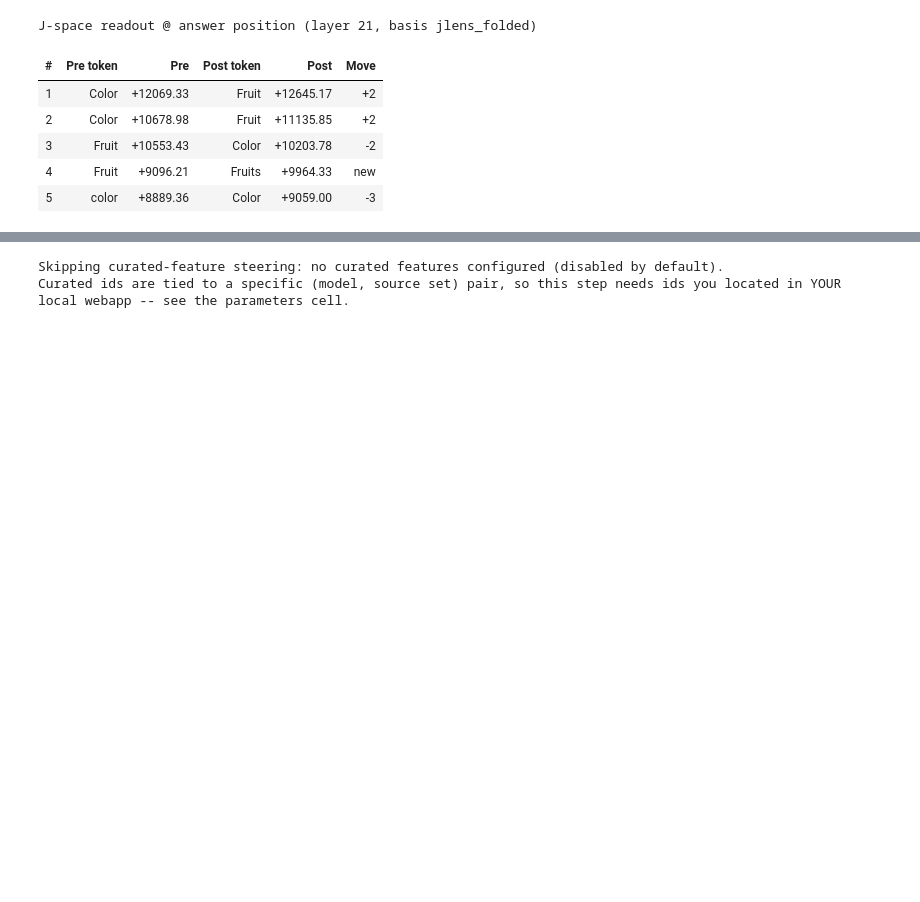
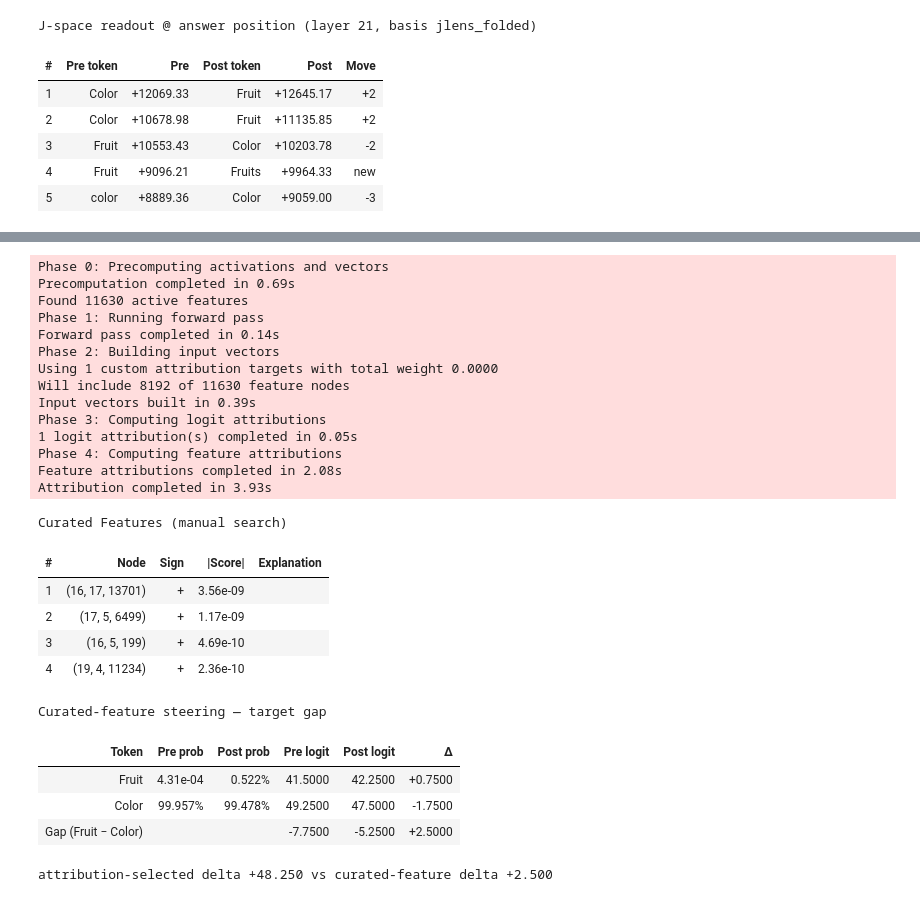
Before and after one commit to interpretune/examples, a Jupyter notebook: docs/notebook_artifacts/circuit_tracer_examples/ct_concept_steering_demo_local_np.ipynb, the cells around one changed output, grey strips where cells are left out. Saved outputs shown, nothing was run; the diff lists cells and outputs as text; code cells hidden in the pictures; blank space fills up the shorter version.

```diff
--- a/docs/notebook_artifacts/circuit_tracer_examples/ct_concept_steering_demo_local_np.ipynb
+++ b/docs/notebook_artifacts/circuit_tracer_examples/ct_concept_steering_demo_local_np.ipynb
@@ -116,20 +116,19 @@ DASHBOARD_MIN_SOURCES = 26  # require a COMPLETE import; a partial one must not
 GENERATE_MISSING_LOCAL_EXPLANATIONS = False  # backfill features that have no local explanation yet
 REGENERATE_LOCAL_EXPLANATIONS = False  # also re-generate features that already have one
 
-# -- Step 5 (user-curated feature steering) -- DISABLED BY DEFAULT ------------------------------
-# Curated steering pins specific (layer, feature) ids that were found by manual dashboard search.
-# Curated ids are tied to a specific (model, source set) pair -- they index the transcoder's feature
-# space, so they stay valid across regenerations of the SAME model/source set, but they do not carry
-# across models, widths or source sets. The *explanations* that justified picking them are weaker:
-# those describe the dashboard evidence, which does change when the corpus changes.
-#
-# Section 0 gives every reader the same substrate, so ids found against the published corpus DO carry
-# to anyone who ran this notebook against it -- share the (layer, index) pairs together with the
-# bucket they were found in. The lists stay empty here because the picks are corpus-specific and
-# nobody's are shipped as canonical; fill them in with features you located in your own local webapp.
+# -- Step 5 (user-curated feature steering) ------------------------------------------------------
+# Curated steering pins (layer, feature) ids found by manual dashboard search. They were picked on the
+# published 24,576-prompt Monology corpus that section 0 imports
+# (speediedan/gemma-3-1b-it__gemmascope-2-transcoder-16k__monology__dashboards), so every reader who ran
+# section 0 resolves the same features. Ids index the transcoder's feature space: they hold across
+# regenerations of the SAME model and source set, but not across models, widths or source sets. The
+# explanations that justified a pick are weaker: they describe dashboard evidence, which changes with the
+# corpus. Replace the lists with features you located in your own webapp, or empty them to skip step 5.
 CURATED_FEATURES_SOURCE_SET = "gemmascope-2-transcoder-16k"
-CURATED_POSITIVE_FEATURES: list[tuple[int, int]] = []  # amplify; e.g. [(19, 11234)] on our 24,576-prompt 16k set
-CURATED_NEGATIVE_FEATURES: list[tuple[int, int]] = []  # suppress; e.g. [(16, 199), (16, 13701), (17, 6499)]
+CURATED_POSITIVE_FEATURES: list[tuple[int, int]] = [(19, 11234)]  # amplify: fires on fruit ("fruit", "apple")
+# suppress: the word "color" (16, 13701), colour values such as "ash" or "background-color:" (16, 199),
+# and colour names, "orange" included (17, 6499)
+CURATED_NEGATIVE_FEATURES: list[tuple[int, int]] = [(16, 199), (16, 13701), (17, 6499)]
 CURATED_OVERRIDE_MAGNITUDE = 4.0  # fixed |activation| override per curated feature
 
 # -- Section 4b (J-space patch steering) --------------------------------------------------------
@@ -888,9 +892,8 @@ To share a set of picks, quote the bucket alongside the (layer, index) pairs: an
 # @title 5: User-curated feature steering { display-mode: "form" }
 if not (CURATED_POSITIVE_FEATURES or CURATED_NEGATIVE_FEATURES):
     print(
-        "Skipping curated-feature steering: no curated features configured (disabled by default).\n"
-        "Curated ids are tied to a specific (model, source set) pair, so this step needs ids you "
-        "located in YOUR local webapp -- see the parameters cell."
+        "Skipping curated-feature steering: both curated feature lists are empty.\n"
+        "Curated ids are tied to a specific (model, source set) pair -- see the parameters cell."
     )
 elif NEURONPEDIA_SOURCE_SET != CURATED_FEATURES_SOURCE_SET:
     print(
@@ -927,35 +930,59 @@ else:
         top_n=len(curated_pairs),
         intervention_scale_factor=INTERVENTION_SCALE_FACTOR,
         feature_selection=curated_spec,
     )
     curated_feature_pairs = [(int(f[0]), int(f[-1])) for f in curated_results.top_feature_ids]
     curated_explanations = resolve_feature_explanations(
         model_id=NEURONPEDIA_MODEL_ID,
         source_set=NEURONPEDIA_SOURCE_SET,
         feature_tuples=curated_feature_pairs,
         base_url=DASHBOARD_BASE_URL,
     )
     curated = display_steering_results(
         curated_results,
         tokenizer,
         CONCEPT_TARGET_TOKENS,
         neuronpedia_model=NEURONPEDIA_MODEL_ID,
         neuronpedia_set=NEURONPEDIA_SOURCE_SET,
         neuronpedia_base_url=DASHBOARD_BASE_URL,
         feature_explanations=curated_explanations,
         features_label="Curated Features (manual search)",
         gap_title="Curated-feature steering — target gap",
     )
     print(
         f"attribution-selected delta {fm_post_gap - fm_pre_gap:+.3f} vs "
         f"curated-feature delta {curated.post_gap - curated.pre_gap:+.3f}"
     )
     # restore the sign-aware defaults for any later cells / re-runs
     ct_cfg.intervention_sign_aware_scale = True
     ct_cfg.intervention_max_influence_norm_scale = True
 # %% [output]
-Skipping curated-feature steering: no curated features configured (disabled by default).
-Curated ids are tied to a specific (model, source set) pair, so this step needs ids you located in YOUR local webapp -- see the parameters cell.
+Phase 0: Precomputing activations and vectors
+Precomputation completed in 0.69s
+Found 11630 active features
+Phase 1: Running forward pass
+Forward pass completed in 0.14s
+Phase 2: Building input vectors
+Using 1 custom attribution targets with total weight 0.0000
+Will include 8192 of 11630 feature nodes
+Input vectors built in 0.39s
+Phase 3: Computing logit attributions
+1 logit attribution(s) completed in 0.05s
+Phase 4: Computing feature attributions
+Feature attributions completed in 2.08s
+Attribution completed in 3.93s
+Curated Features (manual search)
+| # | Node | Sign | |Score| | Explanation |
+| 1 | (16, 17, 13701) | + | 3.56e-09 |  |
+| 2 | (17, 5, 6499) | + | 1.17e-09 |  |
+| 3 | (16, 5, 199) | + | 4.69e-10 |  |
+| 4 | (19, 4, 11234) | + | 2.36e-10 |  |
+Curated-feature steering — target gap
+| Token | Pre prob | Post prob | Pre logit | Post logit | Δ |
+| Fruit | 4.31e-04 | 0.522% | 41.5000 | 42.2500 | +0.7500 |
+| Color | 99.957% | 99.478% | 49.2500 | 47.5000 | -1.7500 |
+| Gap (Fruit − Color) |  |  | -7.7500 | -5.2500 | +2.5000 |
+attribution-selected delta +48.250 vs curated-feature delta +2.500
 # %% [markdown]
 ## 6. Input/output decoupling analysis (graph hydration + UMAP)
 
```
Also changed, not shown: parts of 12 cells of this notebook, 3 other files.
